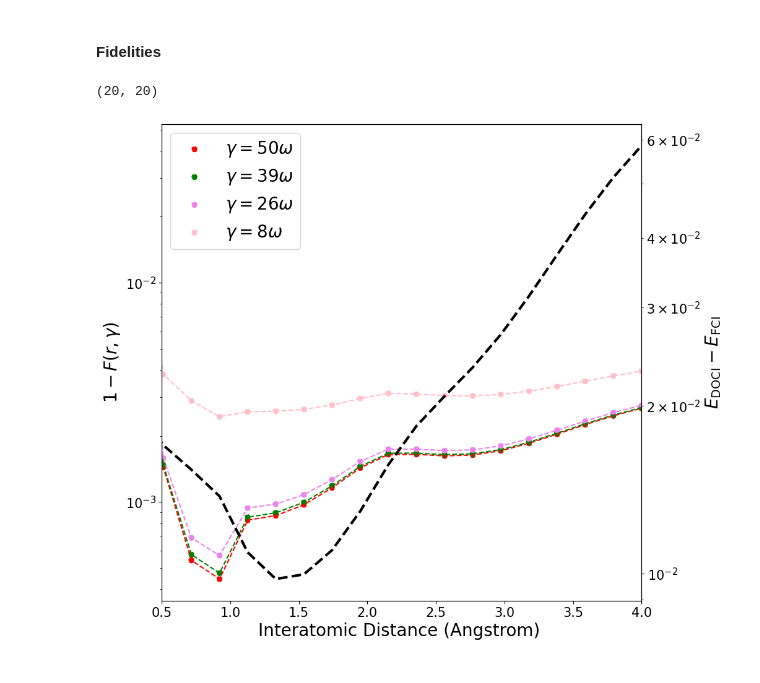
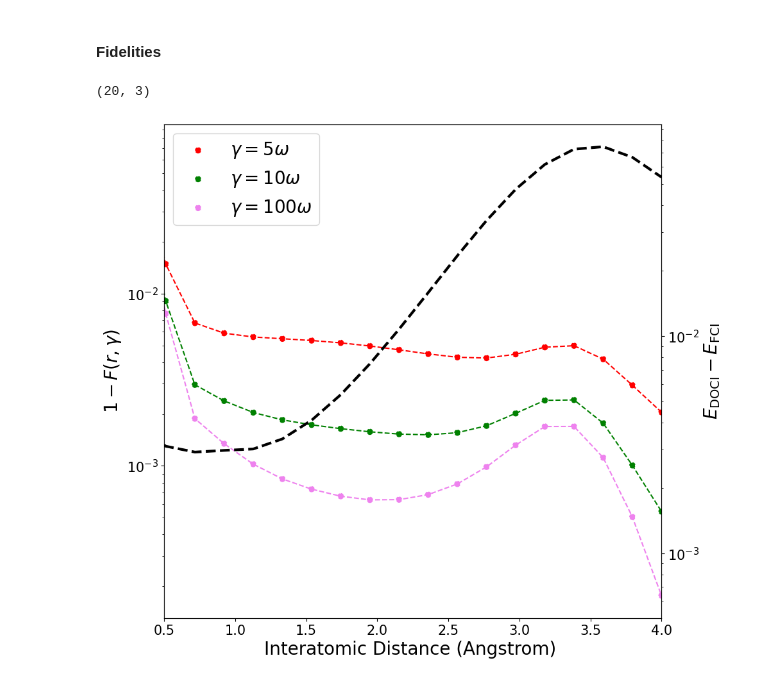
Before and after one commit to emacosta95/Gadget4NSMForQuantumSimulators, a Jupyter notebook: MolecularDOCI.ipynb, the cells around one changed output. Saved outputs shown, nothing was run; the diff lists cells and outputs as text; code cells hidden in the pictures.

Commit message:
new plots

```diff
--- a/MolecularDOCI.ipynb
+++ b/MolecularDOCI.ipynb
@@ -11,7 +11,7 @@ from src.molecular_doci import (
 from src.gadget import *
 
 problem, c = doci_problem(
-    lih(1), flip_sign=True, center_eps=True, orbitals="rhf", basis="4-31G"
+    lih(1), flip_sign=True, center_eps=True, orbitals="rhf", basis="6-31G"
 )  # H' = -H_DOCI
 drive = fit_drive(problem.g1, n_restarts=50, cap=4.0, use_c=False)
 Enc = ParticleConservationEncoding(problem)
@@ -89,11 +89,11 @@ from src.molecular_doci import (
 )
 from src.gadget import *
 
-gammas = np.linspace(0.1, 50, 20)
+gammas = [5, 10, 100]
 rs = np.linspace(0.1, 4, 20)
 
-gadget_energies = np.zeros((20, 20))
-gadget_fidelity = np.zeros((20, 20))
+gadget_energies = np.zeros((rs.shape[0], len(gammas)))
+gadget_fidelity = np.zeros((rs.shape[0], len(gammas)))
 
 energy_doci = []
 energy_fci = []
@@ -103,7 +103,7 @@ for a, r in enumerate(rs):
     for b, gamma in enumerate(gammas):
 
         problem, c = doci_problem(
-            lih(r), flip_sign=True, center_eps=True, basis="4-31G"
+            lih(r), flip_sign=True, center_eps=True, basis="6-31G"
         )  # H' = -H_DOCI
         drive = fit_drive(problem.g1, n_restarts=50, cap=4.0, use_c=False)
         Enc = ParticleConservationEncoding(problem)
@@ -128,7 +128,7 @@ for a, r in enumerate(rs):
         psi_ex = v[:, -1]  # exact molecular GS
         amp *= np.sign(amp @ psi_ex)  # fix global sign
 
-        if b == 5:
+        if b == 35:
             plt.title(f"gamma={gamma} r={r}")
             labels = [str(cfg) for cfg in problem.logical_basis()]
             x = np.arange(len(labels))
@@ -156,5 +174,5 @@ for a, r in enumerate(rs):
 # %%
-indices = [-15, -17, -18]
+indices = [0, 1, 2]
 plt.figure(figsize=(10, 10))
 print(gadget_energies.shape)
 colors = ["red", "green", "violet"]
@@ -221,7 +239,6 @@ plt.show()
 # %% [markdown]
 #### Fidelities
 # %%
-indices = [-1, -5, -10, -17]
 print(gadget_fidelity.shape)
 colors = ["red", "green", "violet", "pink"]
 fig, ax = plt.subplots(figsize=(10, 10))
@@ -233,32 +250,32 @@ for i, idx in enumerate(indices):
     ax.plot(rs, 1 - gadget_fidelity[:, idx], linestyle="--", color=colors[i])
     ax.scatter(
         rs,
         1 - gadget_fidelity[:, idx],
         linestyle="--",
         color=colors[i],
         label=rf"$\gamma=${gammas[idx]:.0f}$\omega$",
     )
 
 ax_twin.plot(
     rs,
     np.abs(np.asarray(energy_doci) - np.asarray(energy_fci)),
     color="black",
     linestyle="--",
     linewidth=3,
 )
 ax.tick_params(labelsize=15)
 ax_twin.tick_params(labelsize=15, which="minor")
 ax_twin.tick_params(labelsize=15, which="major")
 
 
 ax.legend(fontsize=20, loc="upper left")
 plt.xlim([0.5, 4])
 ax.semilogy()
 ax_twin.semilogy()
 ax.set_ylabel(r"$1-F(r,\gamma)$", fontsize=20)
 ax.set_xlabel("Interatomic Distance (Angstrom) ", fontsize=20)
 ax_twin.set_ylabel(r"$E_{\text{DOCI}} - E_{\text{FCI}}$", fontsize=20)
 plt.show()
 # %% [output]
-(20, 20)
+(20, 3)
-[figure, old version]
+[figure, new version]
```
Also changed, not shown: parts of 18 cells of this notebook, 35 other files.
